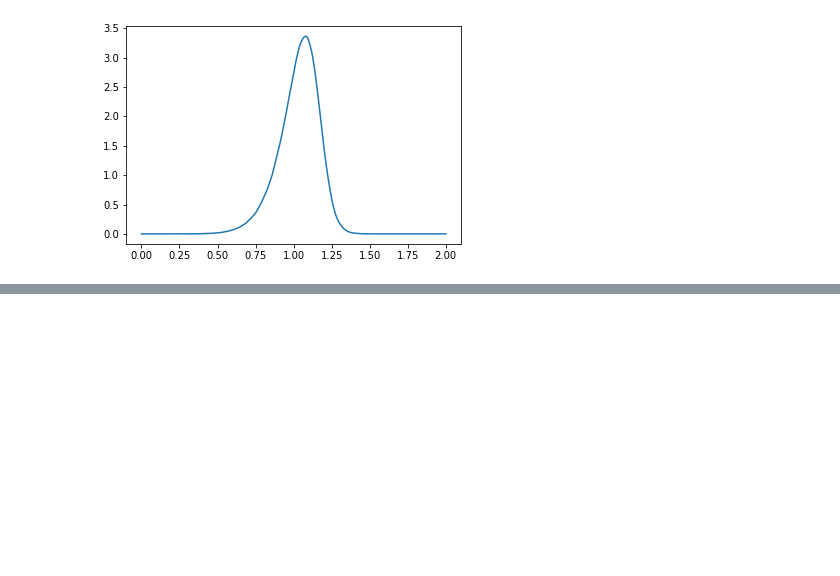
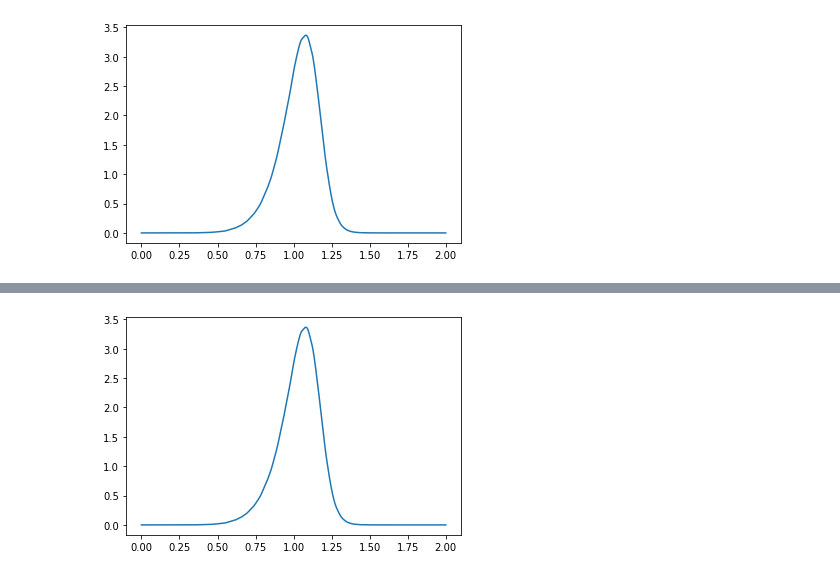
Before and after one commit to michaelnowotny/cocos, a Jupyter notebook: notebooks/Getting Started.ipynb, the cells around one changed output, grey strips where cells are left out. Drawn from its saved outputs; the diff is of its cells as text; code cells hidden in the pictures; blank space fills up the shorter version.

```diff
--- a/notebooks/Getting Started.ipynb
+++ b/notebooks/Getting Started.ipynb
@@ -391,0 +421,9 @@ GPU speedup: 10.729220667814658
+# %%
+kernel_density_estimate_multi_gpu = \
+    gaussian_kde_cpu.evaluate_in_batches_on_multiple_gpus(points=numpy.atleast_2d(grid),
+                                                          maximum_number_of_elements_per_batch=5000000,
+                                                          gpu_pool=gpu_pool)
+plt.plot(grid, kernel_density_estimate_multi_gpu, label='gaussian kernel density estimated using Cocos')
+del kernel_density_estimate_multi_gpu
+# %% [output]
+[figure, added]
```
Also changed, not shown: parts of 22 cells of this notebook, 2 other files.
